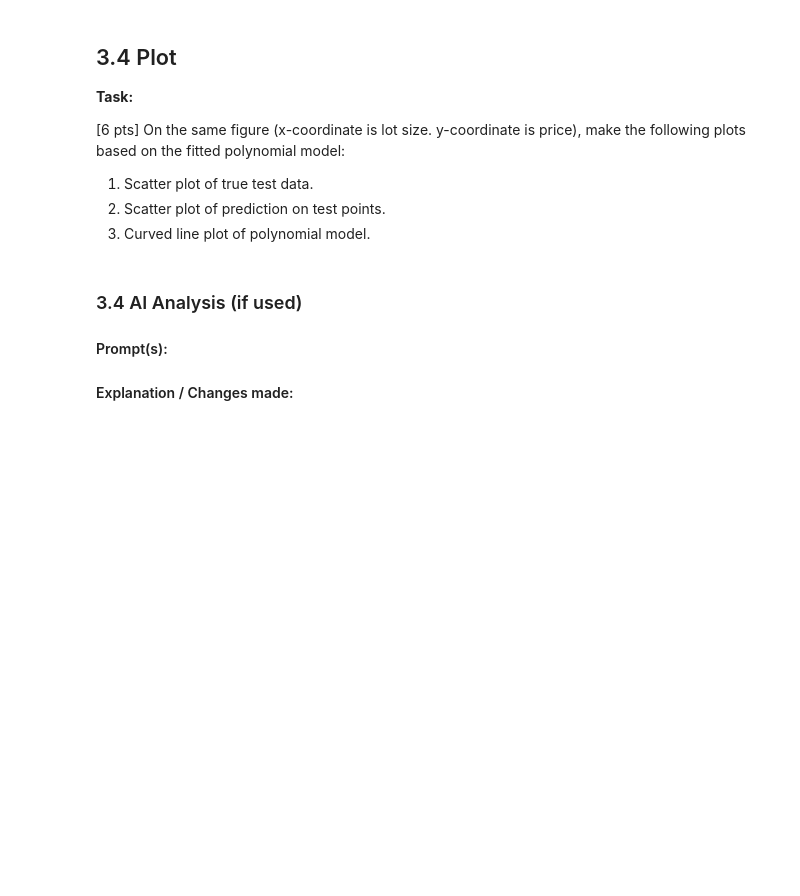
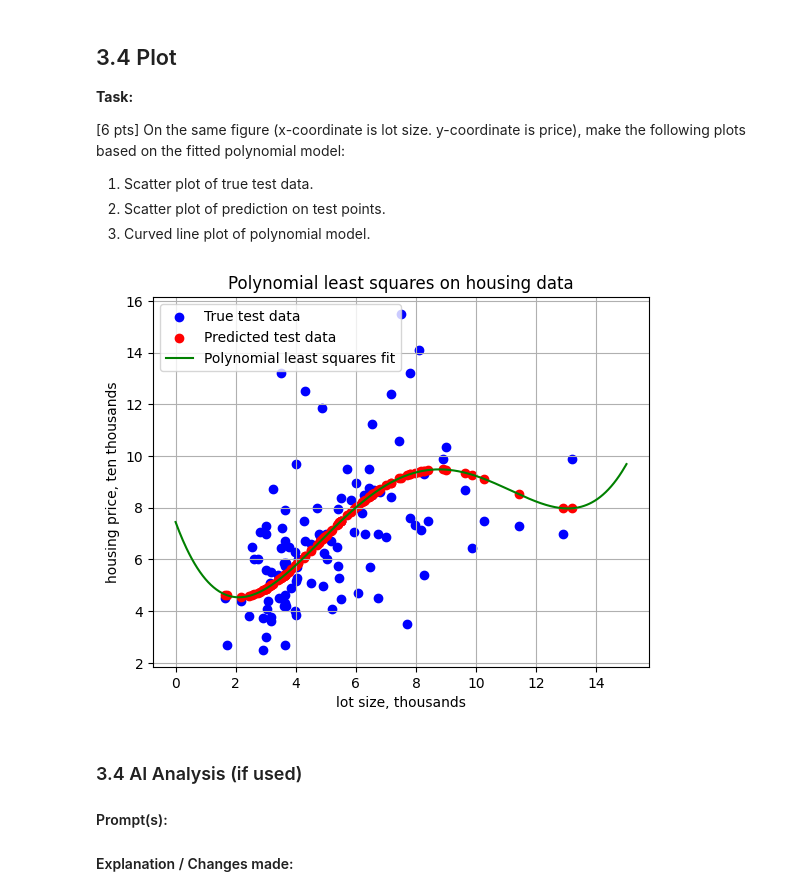
Before and after one commit to jingaling00/intro-data-science-spring26, a Jupyter notebook: intro-ds-hw2-jyz.ipynb, the cells around one changed output. Drawn from its saved outputs; the diff is of its cells as text; code cells hidden in the pictures; blank space fills up the shorter version.

```diff
--- a/intro-ds-hw2-jyz.ipynb
+++ b/intro-ds-hw2-jyz.ipynb
@@ -266,11 +266,11 @@ $$
 [2 pt] Compute the fitted coefficients $\beta_0, \dots, \beta_4$ using this formula. Store the values in a 1D array `beta_poly`.
 # %%
 # TODO obtain the design matrix for a fourth order polynomial model with train data
-
+X_design = makeX(x_train, 4)
 
 # TODO compute the coefficient
 
-beta_poly = None
+beta_poly = (np.linalg.inv(X_design.T @ X_design) @ X_design.T) @ y_train
 
 for i in range(5):
     print('beta_%d = %.12f' % (i, beta_poly[i]))
@@ -288,8 +294,8 @@ for i in range(5):
 [2 pts] Use your fitted coefficients to make a prediction about `y` on the test dataset. Name the predicted values of `Y_test_pred_poly`. Your method should involve matrix multiplications.
 # %%
 # TODO
-
-Y_test_pred_poly = None
+X_test_design = makeX(x_test, 4)
+Y_test_pred_poly = X_test_design @ beta_poly
 # %% [markdown]
 ### 3.3 AI Analysis (if used)
 
@@ -307,13 +313,22 @@ Y_test_pred_poly = None
 # %%
 # TODO plot
 
+plt.scatter(x_test, y_test, c = 'blue', label = 'True test data')
+plt.scatter(x_test, Y_test_pred_poly, c = 'red', label = 'Predicted test data')
+
+## EDIT THIS
+x1 = np.linspace(0, 15, 500)
+y1 = beta_poly[0] + beta_poly[1] * x1 + beta_poly[2] * (x1**2) + beta_poly[3] * (x1**3) + beta_poly[4] * (x1**4)
+plt.plot(x1, y1, c = 'green', label = 'Polynomial least squares fit')
 
 plt.title('Polynomial least squares on housing data')
 plt.xlabel('lot size, thousands')
 plt.ylabel('housing price, ten thousands')
 plt.legend()
 plt.grid()
 plt.show()
+# %% [output]
+[figure, added]
 # %% [markdown]
 ### 3.4 AI Analysis (if used)
 
```
Also changed, not shown: parts of 9 cells of this notebook.
